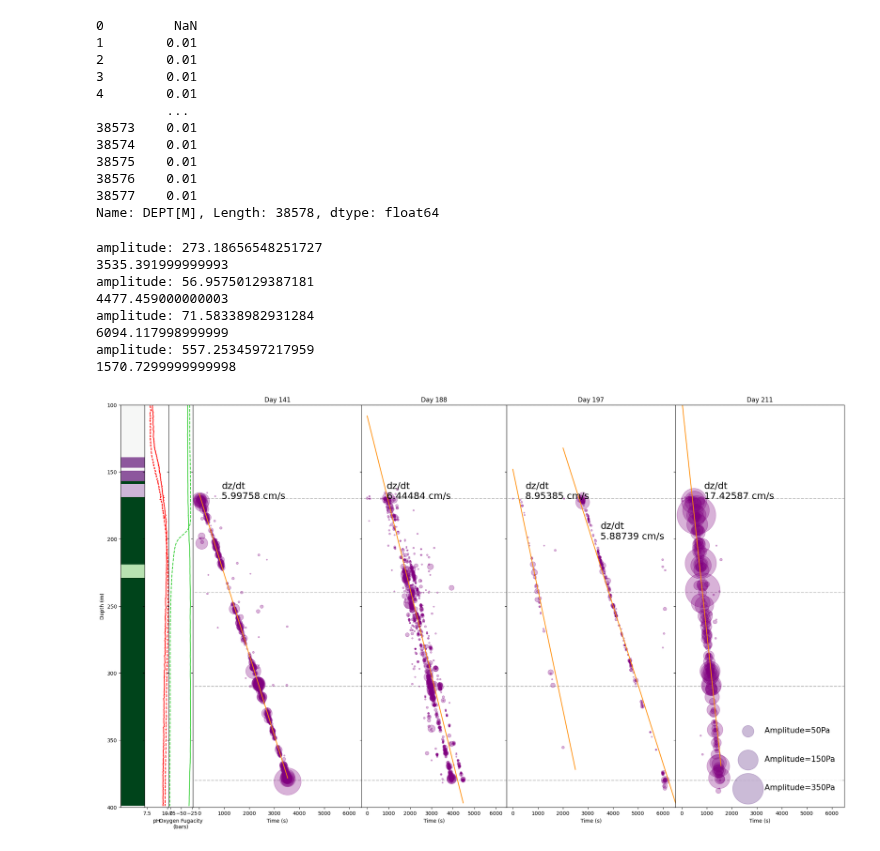
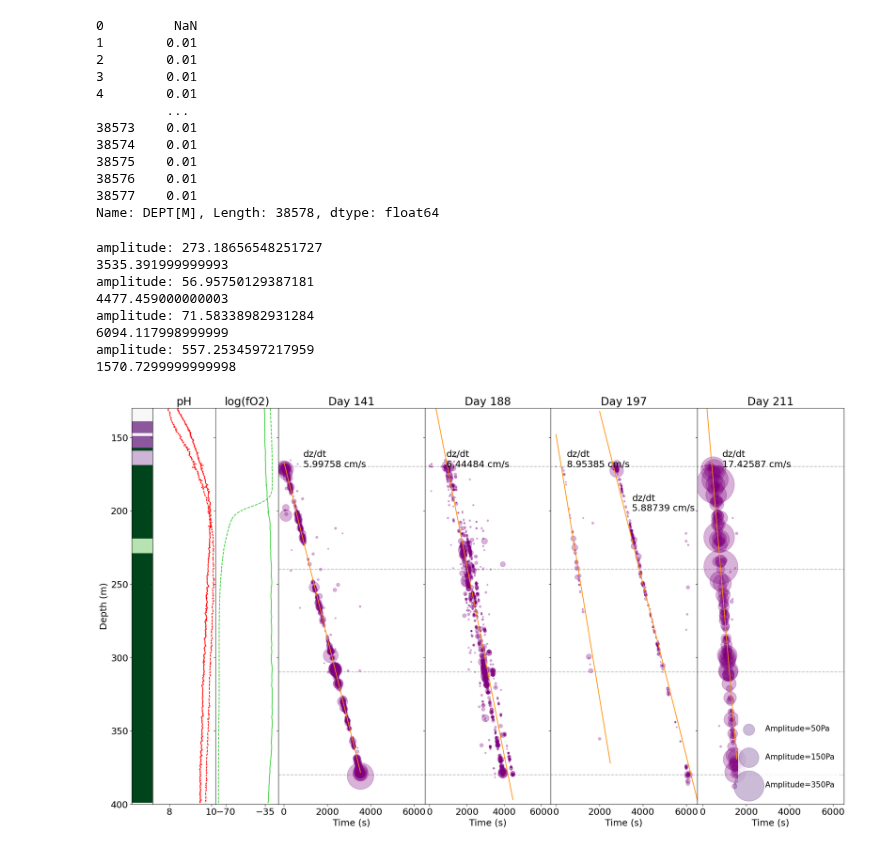
Before and after one commit to SerpRateAI/tensilePaper, a Jupyter notebook: combined-geology-chemistry-fractures.ipynb, the cells around one changed output. Cells and saved outputs as stored; diff of their text form; code cells hidden in the pictures.

Commit message:
combined the figure

```diff
--- a/combined-geology-chemistry-fractures.ipynb
+++ b/combined-geology-chemistry-fractures.ipynb
@@ -5,6 +5,7 @@ import numpy as np
 import config
 import matplotlib.dates as dates
 import sklearn.linear_model as linear_model
+plt.rcParams.update({'font.size': 18})
 # %%
 chem2017 = pd.read_excel('Eh pH fO2 BA1A 2017 recalc 2-21.xlsx')
 chem2017
@@ -166,17 +167,17 @@ Z = np.vstack(plot_data.values)
 # %%
 fig = plt.figure(figsize=(25, 14))
 mosaic = fig.subplot_mosaic('''
-                            apobbbbbbbccccccdddddddeeeeeee
-                            apobbbbbbbccccccdddddddeeeeeee
-                            apobbbbbbbccccccdddddddeeeeeee
-                            apobbbbbbbccccccdddddddeeeeeee
+                            apppooobbbbbbbccccccdddddddeeeeeee
+                            apppooobbbbbbbccccccdddddddeeeeeee
+                            apppooobbbbbbbccccccdddddddeeeeeee
+                            apppooobbbbbbbccccccdddddddeeeeeee
                             '''
                            ,sharey=True)
 fig.subplots_adjust(wspace=0)
 
 mosaic['p'].plot(chem2017.PH.values, chem2017['DEPT[M]'].values, color='red')
 mosaic['p'].plot(chem2018.pH.values, chem2018['depth, m'].values, color='red', linestyle='--')
-mosaic['p'].set_xlabel('pH')
+mosaic['p'].set_title('pH')
 mosaic['p'].set_xlim(7.2, 10.2)
 
 # chem2017.plot('PH', 'DEPT[M]', ax=mosaic['p'])
@@ -184,12 +185,13 @@ mosaic['p'].set_xlim(7.2, 10.2)
 
 mosaic['o'].plot(chem2017['log(fO2), bars'].values, chem2017['DEPT[M]'].values, color='limegreen')
 mosaic['o'].plot(chem2018['log(fO2), bars'].values, chem2018['depth, m'].values, color='limegreen', linestyle='--')
-mosaic['o'].set_xlabel('Oxygen Fugacity\n(bars)')
+mosaic['o'].set_title('log(fO2)')
+mosaic['o'].set_xticks([-70, -35])
 
 # chem2017.plot('log(fO2), bars', 'DEPT[M]', ax=mosaic['o'])
 # chem2018.plot('log(fO2), bars', 'depth, m', ax=mosaic['o'])
 
-mosaic['a'].set_ylim(400, 100)
+mosaic['a'].set_ylim(400, 130)
 mosaic['a'].set_xticks([])
 mosaic['a'].set_ylabel('Depth (m)')
 
@@ -251,31 +253,31 @@ xmod = np.linspace(0, 2500, 1000)
 ymod = lr.intercept_ + lr.coef_[0] * xmod
 mosaic['d'].plot(xmod, ymod, color='darkorange')
 mosaic['d'].text(s=f'dz/dt\n{np.round(lr.coef_[0][0]*100, 5)} cm/s'
                  ,x=500, y=170
                  ,fontsize=18)
 xstop = x.max()
 
 # 197 fitline 2
 data = df197[44:].copy()
 x = data['arrival_datetime'].diff().apply(lambda t: t.total_seconds()).fillna(0).cumsum().values.reshape(-1, 1)
 y = data['depth'].values.reshape(-1, 1)
 lr = linear_model.LinearRegression()
 lr.fit(x, y)
 xmod = np.linspace(xstop, 7000, 1000)
 ymod = lr.intercept_ + lr.coef_[0] * (xmod - xstop)
 mosaic['d'].plot(xmod, ymod, color='darkorange')
 mosaic['d'].text(s=f'dz/dt\n{np.round(lr.coef_[0][0]*100, 5)} cm/s'
                  ,x=3500, y=200
                  ,fontsize=18)
 
 fig.savefig('fig4.pdf', bbox_inches='tight')
 # %% [output]
 amplitude: 273.18656548251727
 3535.391999999993
 amplitude: 56.95750129387181
 4477.459000000003
 amplitude: 71.58338982931284
 6094.117998999999
 amplitude: 557.2534597217959
 1570.7299999999998
-[figure, old version]
+[figure, new version]
```
Also changed, not shown: parts of 2 cells of this notebook, 1 other file.
